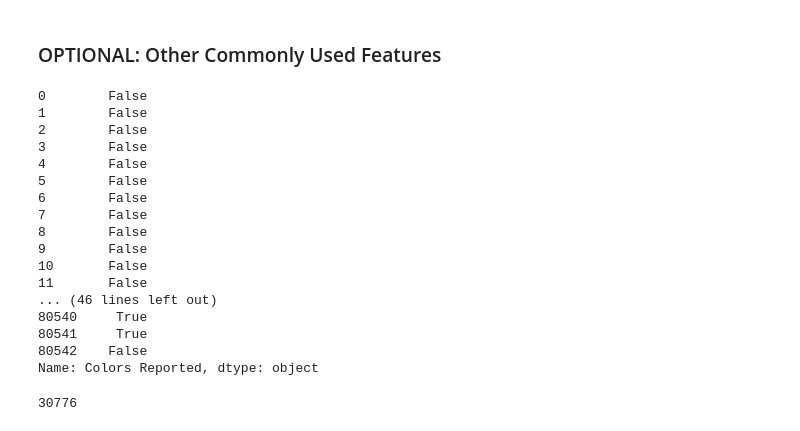
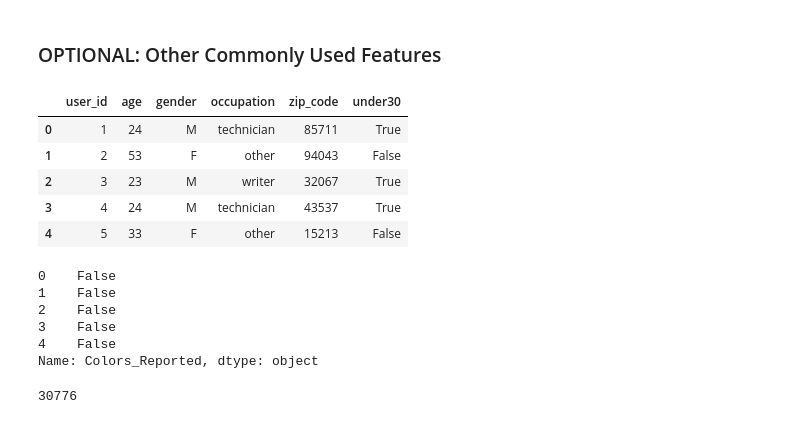
Before and after one commit to bckyling/bling_homework, a Jupyter notebook: 05-exploratory-data-analysis/exploratory-data-analysis.ipynb, the cells around one changed output. Cells and saved outputs as stored; diff of their text form; code cells hidden in the pictures.

```diff
--- a/05-exploratory-data-analysis/exploratory-data-analysis.ipynb
+++ b/05-exploratory-data-analysis/exploratory-data-analysis.ipynb
@@ -1544,6 +1331,15 @@ print(movie_ratings.shape)
 # %%
 # Apply an arbitrary function to each value of a Pandas column, storing the result in a new column.
 users['under30'] = users.age.apply(lambda age: age < 30)
+# %%
+users.head()
+# %% [output]
+|  | user_id | age | gender | occupation | zip_code | under30 |
+| 0 | 1 | 24 | M | technician | 85711 | True |
+| 1 | 2 | 53 | F | other | 94043 | False |
+| 2 | 3 | 23 | M | writer | 32067 | True |
+| 3 | 4 | 24 | M | technician | 43537 | True |
+| 4 | 5 | 33 | F | other | 15213 | False |
 # %%
 # Apply an arbitrary function to each row of a DataFrame, storing the result in a new column.
 #  (Remember that, by default, axis=0. Since we want to go row by row, we set axis=1.)
@@ -1558,25 +1354,14 @@ ufo.State.replace('Fl', 'FL', inplace=True)
 # String methods are accessed via "str".
 ufo.State.str.upper()                               # Converts to upper case
 # checks for a substring
-ufo['Colors Reported'].str.contains('RED', na='False')
+ufo['Colors_Reported'].str.contains('RED', na='False').head()
 # %% [output]
-0        False
-1        False
-2        False
-3        False
-4        False
-5        False
-6        False
-7        False
-8        False
-9        False
-10       False
-11       False
-... (46 lines left out)
-80540     True
-80541     True
-80542    False
-Name: Colors Reported, dtype: object
+0    False
+1    False
+2    False
+3    False
+4    False
+Name: Colors_Reported, dtype: object
 # %%
 # Convert a string to the datetime format (this is often slow — consider doing it in the "read_csv()" method.)
 ufo['Time'] = pd.to_datetime(ufo.Time)
```
Also changed, not shown: parts of 50 cells of this notebook, 1 other file.
